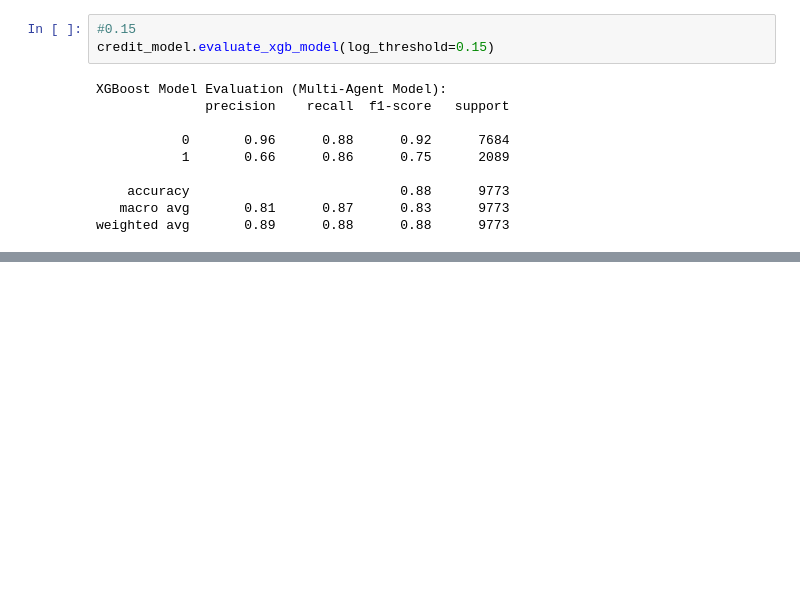
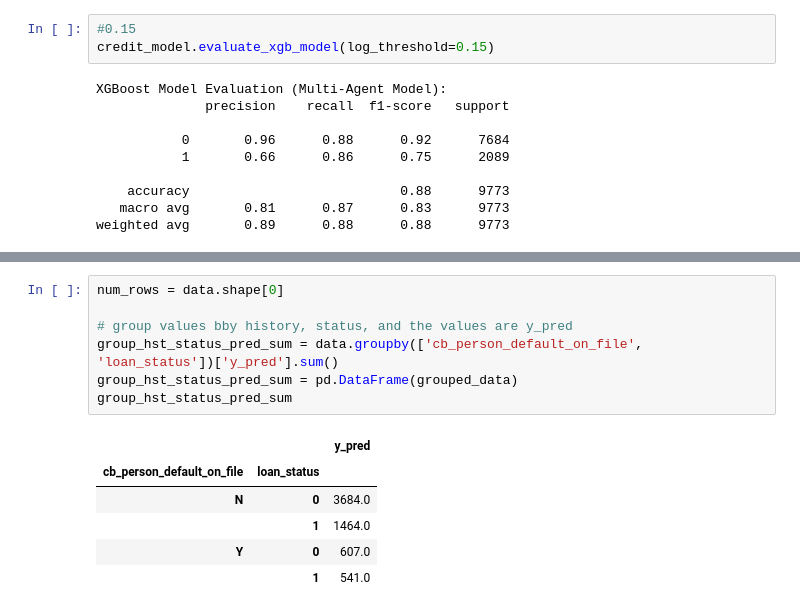
Before and after one commit to 10ken/Credit-Risk-Modeling, a Jupyter notebook: Multi Agent Credit Modelling.ipynb, the cells around one changed output, grey strips where cells are left out. Saved outputs shown, nothing was run; the diff lists cells and outputs as text; blank space fills up the shorter version.

```diff
--- a/Multi Agent Credit Modelling.ipynb
+++ b/Multi Agent Credit Modelling.ipynb
@@ -212,0 +489,14 @@ weighted avg       0.89      0.88      0.88      9773
+# %%
+num_rows = data.shape[0]
+
+# group values bby history, status, and the values are y_pred
+group_hst_status_pred_sum = data.groupby(['cb_person_default_on_file', 'loan_status'])['y_pred'].sum()
+group_hst_status_pred_sum = pd.DataFrame(grouped_data)
+group_hst_status_pred_sum
+# %% [output]
+|  |  | y_pred |
+| cb_person_default_on_file | loan_status |  |
+| N | 0 | 3684.0 |
+|  | 1 | 1464.0 |
+| Y | 0 | 607.0 |
+|  | 1 | 541.0 |
```
Also changed, not shown: parts of 13 cells of this notebook, 2 other files.
